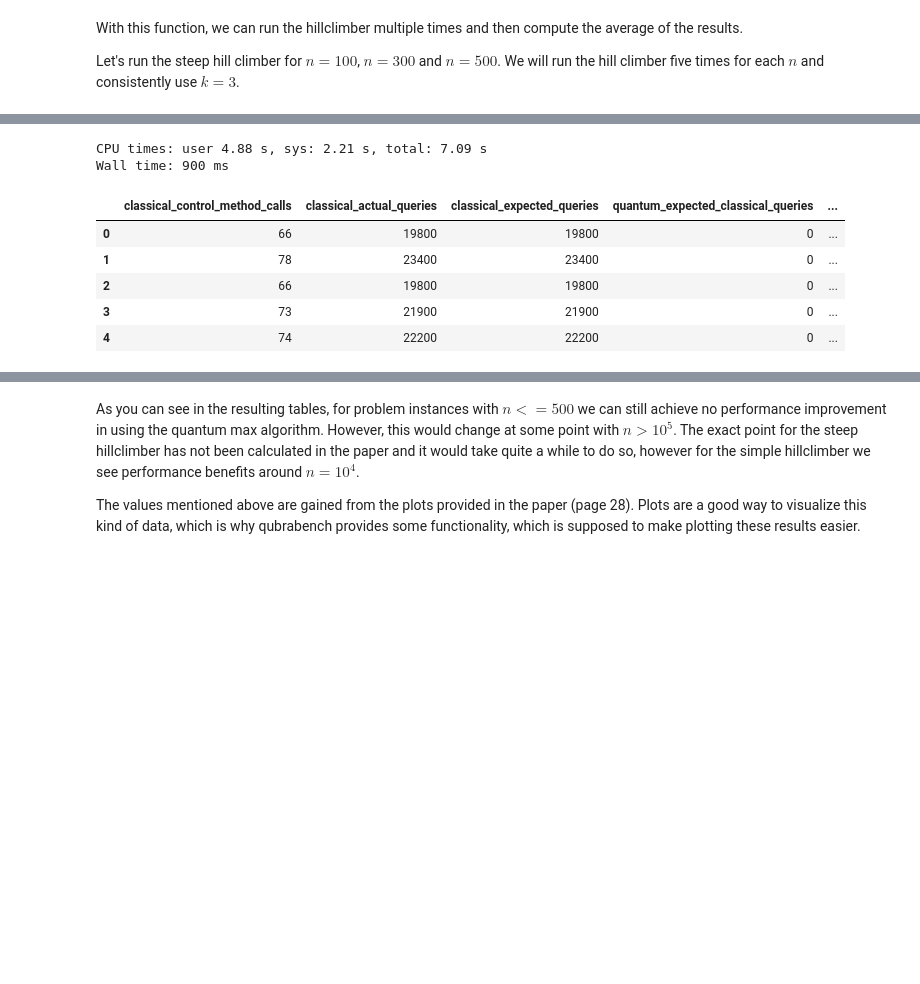
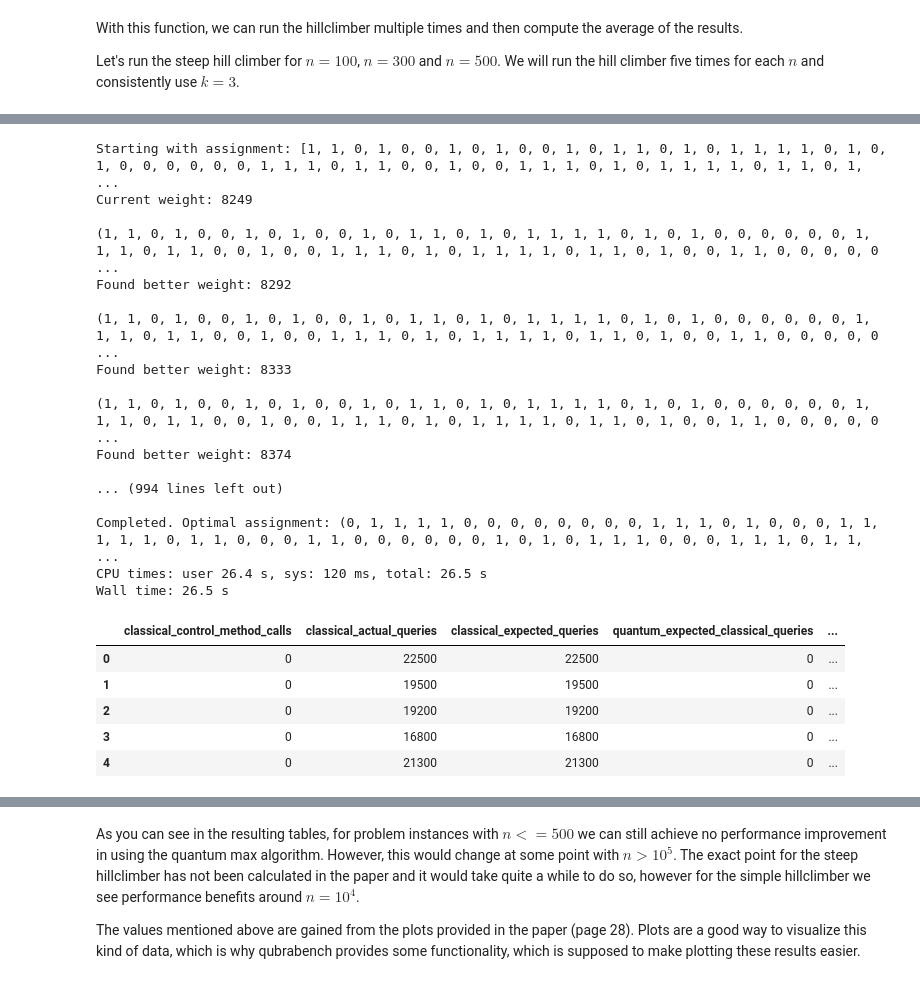
Before and after one commit to qubrabench/qubrabench, a Jupyter notebook: examples/sat/hillclimber_basic.ipynb, the cells around one changed output, grey strips where cells are left out. Drawn from its saved outputs; the diff is of its cells as text; code cells hidden in the pictures; blank space fills up the shorter version.

Commit message:
replace run algorithm, give run output, include data structure for run instances

```diff
--- a/examples/sat/hillclimber_basic.ipynb
+++ b/examples/sat/hillclimber_basic.ipynb
@@ -22,3 +41,18 @@ demo_weights_array = [3, 5, 1]
+# %%
+inst = Instance(
+    n_var=4,
+    clauses=[
+        Clause(clause=[-1, -2, 3], weight=3),
+        Clause(clause=[1, 2, -4], weight=5),
+        Clause(clause=[-1, -2, 4], weight=1),
+    ],
+)
+
+var_count = 4
+demo_clauses_array = (
+    inst.clauses_array()
+)  # we convert the instance to arrays here for convenience
+demo_weights_array = inst.weights_array()  # same for the weights
 # %% [markdown]
 In this representation, each array in the demo_clauses_array represents one of the problems clauses. Each value in one of these clauses refers to one of the four available variables (e.g. $1 \equiv x_{1}$). If the value is negative, it represents a negated variable (e.g. $-1 \equiv \neg x_{1}$). The values in demo_weights_array represent the weight of the clause at the same index in the demo_clauses_array: $(...)_{weight}$.
 
@@ -57,7 +90,7 @@ We will assume, that $d=1$, which enables us to simplify some of our functions.
 To get our first variable assignment we implement a function, which randomly generates a sequence of zeros and ones.
 # %%
 def generate_random_assignment(variable_count):
-    return [random.randint(0, 1) for _ in range(variable_count)]
+    return [np.random.randint(0, 2) for _ in range(variable_count)]
 
 
 random_assignment = generate_random_assignment(var_count)
@@ -118,8 +151,8 @@ print(get_neighbours(random_assignment))
 # %% [markdown]
 For each of these neighbours we need to calculate the weight the clause has with this solution. We then compute the maximum for all weights and return the neighbour with the highest weight.
 # %%
-def find_better_assignment(solution, weight, clauses_array, weights_array):
-    neighbours = get_neighbours(random_assignment)
+def find_better_assignment(solution, weight, clauses_array, weights_array, stats=None):
+    neighbours = get_neighbours(solution)
     neighbour_weights = []
     for neighbour in neighbours:
         neighbour_weights.append(
@@ -147,7 +180,12 @@ These steps we went through now form our hillclimber algorihm, which runs throug
 # %%
-def hill_climber_sat(clauses_array, weights_array, variable_count):
+def hill_climber_sat(
+    clauses_array, weights_array, variable_count, set_solution=None, stats=None
+):
     # Example assignment, chosen to be able to demonstrate multiple steps
-    current_solution = [0, 0, 0, 1]
+    current_solution = set_solution
+    if set_solution is None:
+        current_solution = generate_random_assignment(variable_count)
+
     print("Starting with assignment: " + str(current_solution))
     print(
         "Current weight: "
@@ -164,11 +202,12 @@ def hill_climber_sat(clauses_array, weights_array, variable_count):
             current_solution, clauses_array, weights_array
         )
         better_solution, better_weight = find_better_assignment(
-            current_solution, weight, clauses_array, weights_array
+            current_solution, weight, clauses_array, weights_array, stats
         )
         if weight < better_weight:
             current_solution = better_solution
             weight = better_weight
+            print(current_solution)
             print("Found better weight: " + str(weight) + "\n")
         else:
             print("No better weight found." + "\n")
@@ -182,7 +221,7 @@ def hill_climber_sat(clauses_array, weights_array, variable_count):
             return
 
 
-hill_climber_sat(demo_clauses_array, demo_weights_array, 4)
+hill_climber_sat(demo_clauses_array, demo_weights_array, 4, set_solution=[0, 0, 0, 1])
 # %% [output]
 Starting with assignment: [0, 0, 0, 1]
 Current weight: 4
@@ -319,23 +446,38 @@ Wall time: 1 s
 # %%
 %%time
-data_300 = run(
+data_300 = run_s(
     k=3,
     r=3,
     n=300,
     n_runs=5,
     rng=np.random.default_rng(seed=100),
     error=10**-5,
     steep=True,
 )
 data_300
 # %% [output]
-CPU times: user 4.88 s, sys: 2.21 s, total: 7.09 s
-Wall time: 900 ms
+Starting with assignment: [1, 1, 0, 1, 0, 0, 1, 0, 1, 0, 0, 1, 0, 1, 1, 0, 1, 0, 1, 1, 1, 1, 0, 1, 0, 1, 0, 0, 0, 0, 0, 0, 1, 1, 1, 0, 1, 1, 0, 0, 1, 0, 0, 1, 1, 1, 0, 1, 0, 1, 1, 1, 1, 0, 1, 1, 0, 1, ...
+Current weight: 8249
+
+(1, 1, 0, 1, 0, 0, 1, 0, 1, 0, 0, 1, 0, 1, 1, 0, 1, 0, 1, 1, 1, 1, 0, 1, 0, 1, 0, 0, 0, 0, 0, 0, 1, 1, 1, 0, 1, 1, 0, 0, 1, 0, 0, 1, 1, 1, 0, 1, 0, 1, 1, 1, 1, 0, 1, 1, 0, 1, 0, 0, 1, 1, 0, 0, 0, 0, 0 ...
+Found better weight: 8292
+
+(1, 1, 0, 1, 0, 0, 1, 0, 1, 0, 0, 1, 0, 1, 1, 0, 1, 0, 1, 1, 1, 1, 0, 1, 0, 1, 0, 0, 0, 0, 0, 0, 1, 1, 1, 0, 1, 1, 0, 0, 1, 0, 0, 1, 1, 1, 0, 1, 0, 1, 1, 1, 1, 0, 1, 1, 0, 1, 0, 0, 1, 1, 0, 0, 0, 0, 0 ...
+Found better weight: 8333
+
+(1, 1, 0, 1, 0, 0, 1, 0, 1, 0, 0, 1, 0, 1, 1, 0, 1, 0, 1, 1, 1, 1, 0, 1, 0, 1, 0, 0, 0, 0, 0, 0, 1, 1, 1, 0, 1, 1, 0, 0, 1, 0, 0, 1, 1, 1, 0, 1, 0, 1, 1, 1, 1, 0, 1, 1, 0, 1, 0, 0, 1, 1, 0, 0, 0, 0, 0 ...
+Found better weight: 8374
+
+... (994 lines left out)
+
+Completed. Optimal assignment: (0, 1, 1, 1, 1, 0, 0, 0, 0, 0, 0, 0, 0, 1, 1, 1, 0, 1, 0, 0, 0, 1, 1, 1, 1, 1, 0, 1, 1, 0, 0, 0, 1, 1, 0, 0, 0, 0, 0, 0, 1, 0, 1, 0, 1, 1, 1, 0, 0, 0, 1, 1, 1, 0, 1, 1,  ...
+CPU times: user 26.4 s, sys: 120 ms, total: 26.5 s
+Wall time: 26.5 s
 |  | classical_control_method_calls | classical_actual_queries | classical_expected_queries | quantum_expected_classical_queries | ... |
-| 0 | 66 | 19800 | 19800 | 0 | ... |
-| 1 | 78 | 23400 | 23400 | 0 | ... |
-| 2 | 66 | 19800 | 19800 | 0 | ... |
-| 3 | 73 | 21900 | 21900 | 0 | ... |
-| 4 | 74 | 22200 | 22200 | 0 | ... |
+| 0 | 0 | 22500 | 22500 | 0 | ... |
+| 1 | 0 | 19500 | 19500 | 0 | ... |
+| 2 | 0 | 19200 | 19200 | 0 | ... |
+| 3 | 0 | 16800 | 16800 | 0 | ... |
+| 4 | 0 | 21300 | 21300 | 0 | ... |
 # %%
 %%time
```
Also changed, not shown: parts of 21 cells of this notebook.
